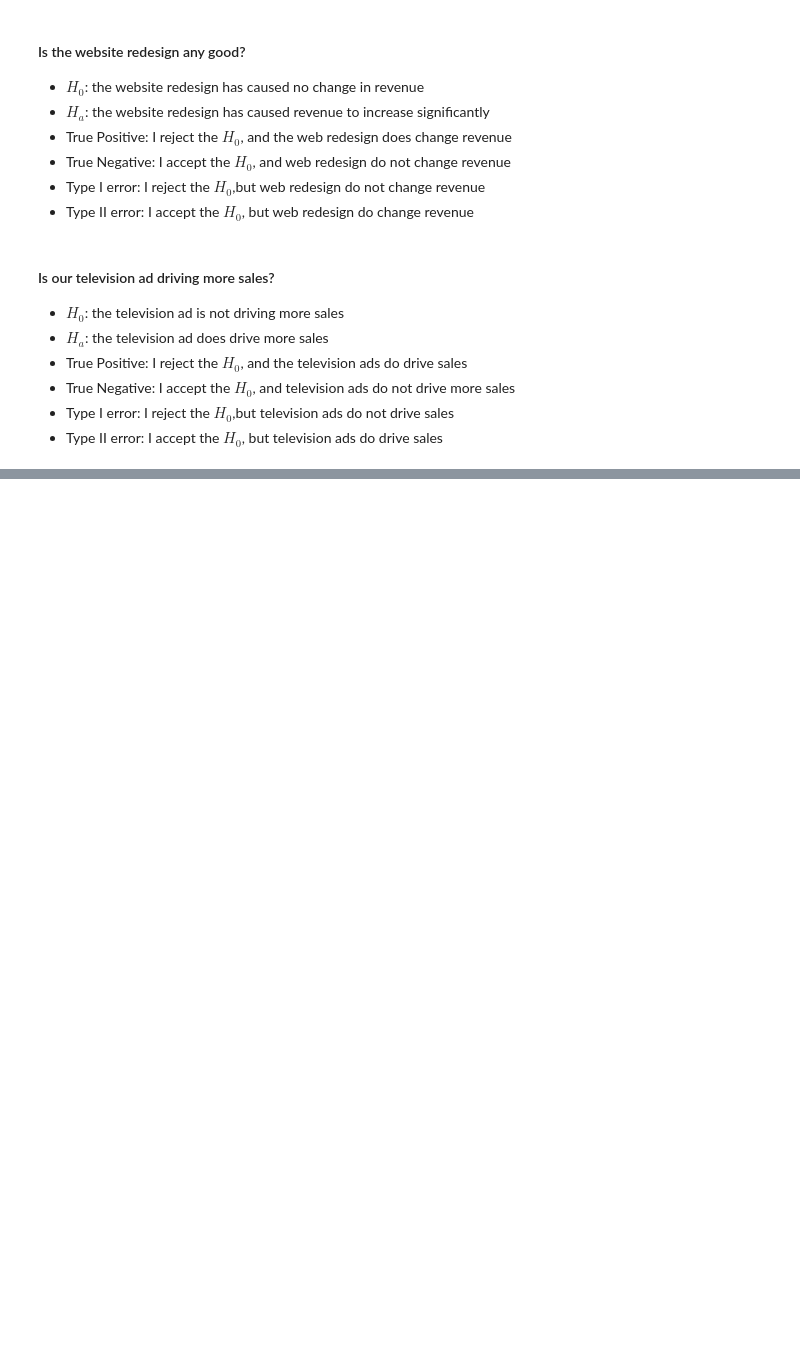
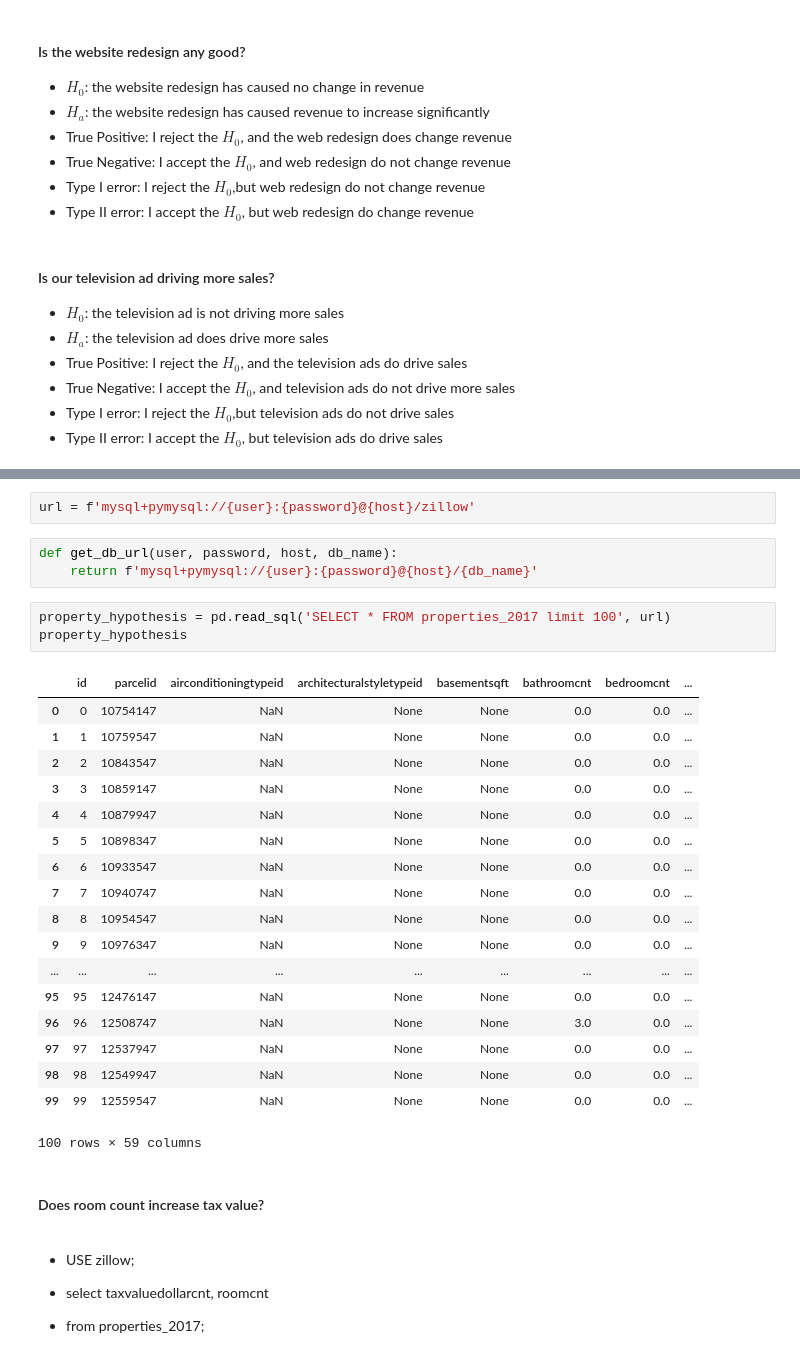
Before and after one commit to natasharivers/Statistics, a Jupyter notebook: hypothesis_testing.ipynb, the cells around one changed output, grey strips where cells are left out. Drawn from its saved outputs; the diff is of its cells as text; blank space fills up the shorter version.

```diff
--- a/hypothesis_testing.ipynb
+++ b/hypothesis_testing.ipynb
@@ -30,0 +40,34 @@ For each of the following questions, formulate a null and alternative hypothesis
+# %%
+url = f'mysql+pymysql://{user}:{password}@{host}/zillow'
+# %%
+def get_db_url(user, password, host, db_name):
+    return f'mysql+pymysql://{user}:{password}@{host}/{db_name}'
+# %%
+property_hypothesis = pd.read_sql('SELECT * FROM properties_2017 limit 100', url)
+property_hypothesis
+# %% [output]
+|  | id | parcelid | airconditioningtypeid | architecturalstyletypeid | basementsqft | bathroomcnt | bedroomcnt | ... |
+| 0 | 0 | 10754147 | NaN | None | None | 0.0 | 0.0 | ... |
+| 1 | 1 | 10759547 | NaN | None | None | 0.0 | 0.0 | ... |
+| 2 | 2 | 10843547 | NaN | None | None | 0.0 | 0.0 | ... |
+| 3 | 3 | 10859147 | NaN | None | None | 0.0 | 0.0 | ... |
+| 4 | 4 | 10879947 | NaN | None | None | 0.0 | 0.0 | ... |
+| 5 | 5 | 10898347 | NaN | None | None | 0.0 | 0.0 | ... |
+| 6 | 6 | 10933547 | NaN | None | None | 0.0 | 0.0 | ... |
+| 7 | 7 | 10940747 | NaN | None | None | 0.0 | 0.0 | ... |
+| 8 | 8 | 10954547 | NaN | None | None | 0.0 | 0.0 | ... |
+| 9 | 9 | 10976347 | NaN | None | None | 0.0 | 0.0 | ... |
+| ... | ... | ... | ... | ... | ... | ... | ... | ... |
+| 95 | 95 | 12476147 | NaN | None | None | 0.0 | 0.0 | ... |
+| 96 | 96 | 12508747 | NaN | None | None | 3.0 | 0.0 | ... |
+| 97 | 97 | 12537947 | NaN | None | None | 0.0 | 0.0 | ... |
+| 98 | 98 | 12549947 | NaN | None | None | 0.0 | 0.0 | ... |
+| 99 | 99 | 12559547 | NaN | None | None | 0.0 | 0.0 | ... |
+100 rows × 59 columns
+# %% [markdown]
+#### Does room count increase tax value?
+# %% [markdown]
+- USE zillow;
+
+- select taxvaluedollarcnt, roomcnt
+- from properties_2017;
```
Also changed, not shown: parts of 3 cells of this notebook.
